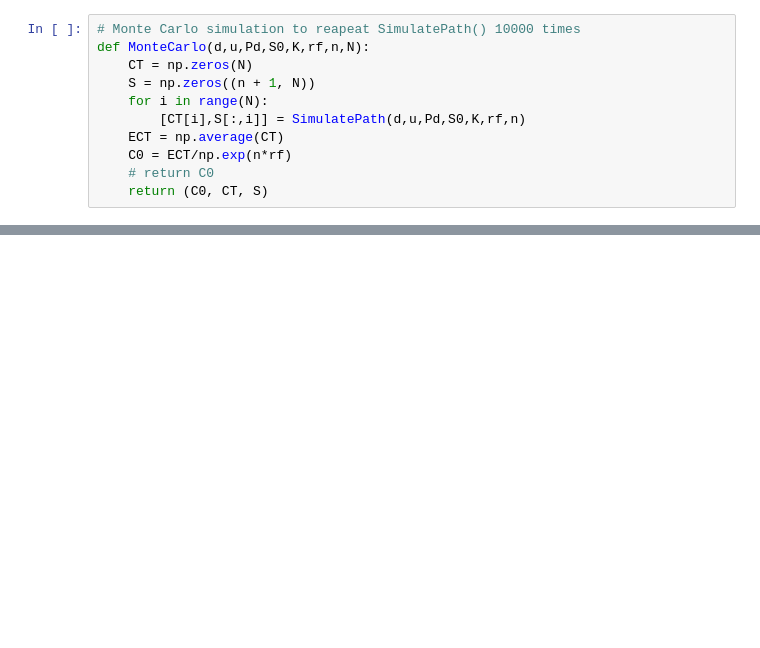
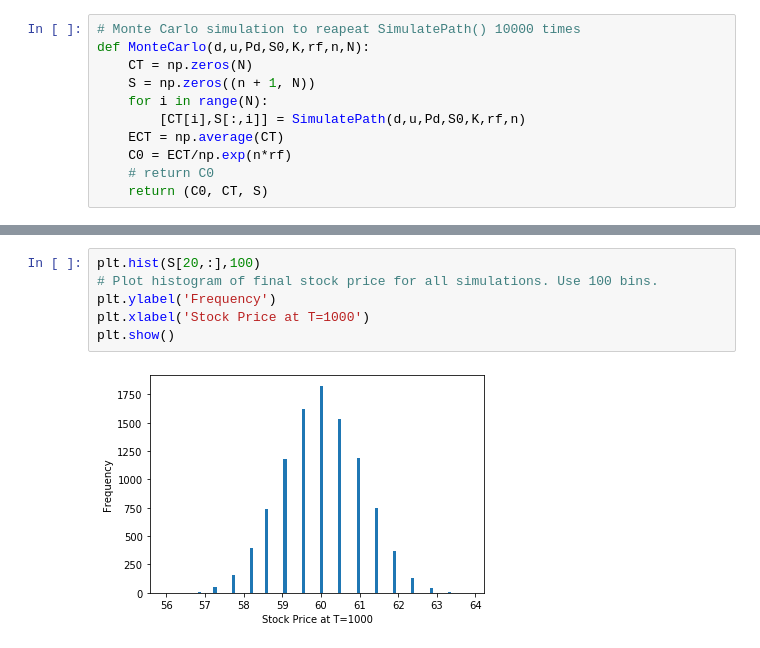
Before and after one commit to ryanbergner/Options_Trading_Simulator_Montecarlo_Basic, a Jupyter notebook: OptionChainSimulation.ipynb, the cells around one changed output, grey strips where cells are left out. Saved outputs shown, nothing was run; the diff lists cells and outputs as text; blank space fills up the shorter version.

```diff
--- a/OptionChainSimulation.ipynb
+++ b/OptionChainSimulation.ipynb
@@ -92,0 +94,8 @@ plt.show()
+# %%
+plt.hist(S[20,:],100)
+# Plot histogram of final stock price for all simulations. Use 100 bins.
+plt.ylabel('Frequency')
+plt.xlabel('Stock Price at T=1000')
+plt.show()
+# %% [output]
+[figure, added]
```
Also changed, not shown: parts of 5 cells of this notebook.
